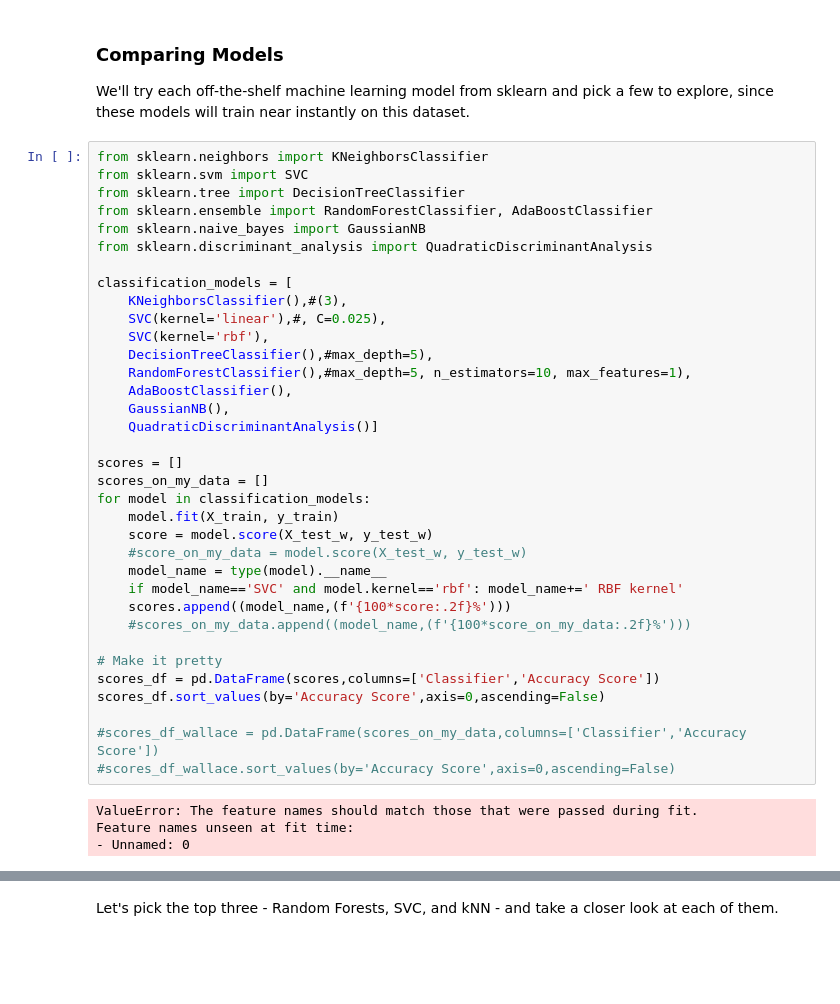
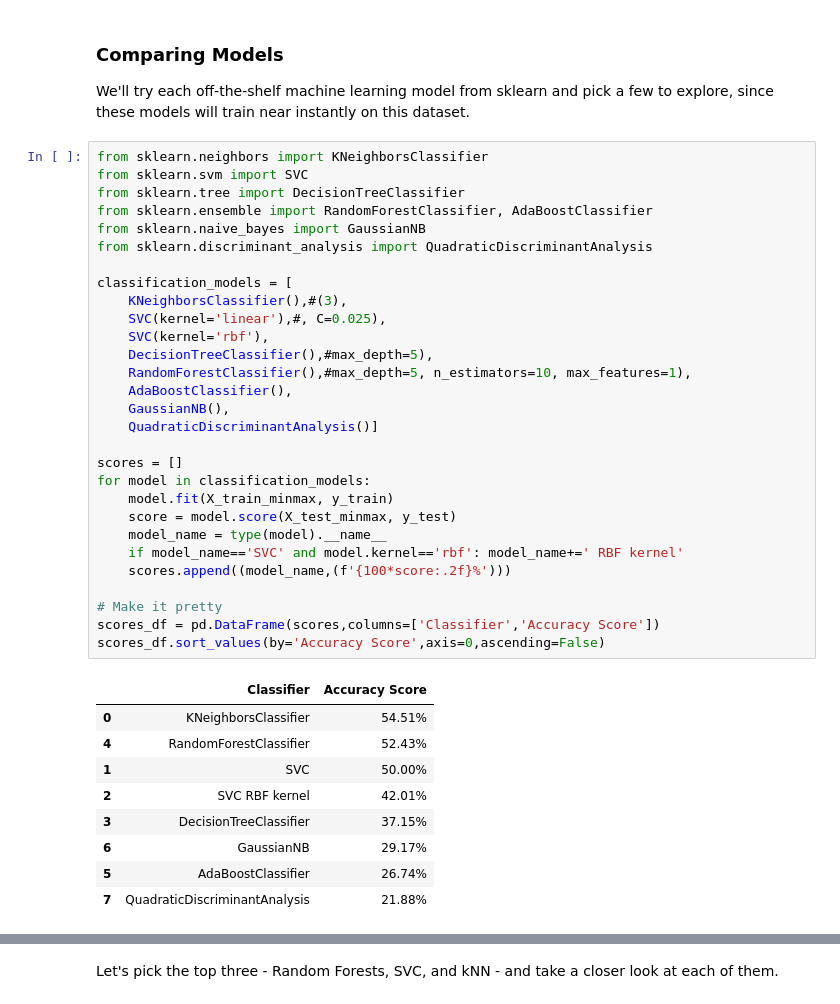
Before and after one commit to wall-e785/Week3-ClassicML, a Jupyter notebook: Week_3_MachineLearning.ipynb, the cells around one changed output, grey strips where cells are left out. Saved outputs shown, nothing was run; the diff lists cells and outputs as text; blank space fills up the shorter version.

Commit message:
Completed training/testing required models

```diff
--- a/Week_3_MachineLearning.ipynb
+++ b/Week_3_MachineLearning.ipynb
@@ -586,39 +671,39 @@ We'll try each off-the-shelf machine learning model from sklearn and pick a few
 # %%
 from sklearn.neighbors import KNeighborsClassifier
 from sklearn.svm import SVC
 from sklearn.tree import DecisionTreeClassifier
 from sklearn.ensemble import RandomForestClassifier, AdaBoostClassifier
 from sklearn.naive_bayes import GaussianNB
 from sklearn.discriminant_analysis import QuadraticDiscriminantAnalysis
 
 classification_models = [
     KNeighborsClassifier(),#(3),
     SVC(kernel='linear'),#, C=0.025),
     SVC(kernel='rbf'),
     DecisionTreeClassifier(),#max_depth=5),
     RandomForestClassifier(),#max_depth=5, n_estimators=10, max_features=1),
     AdaBoostClassifier(),
     GaussianNB(),
     QuadraticDiscriminantAnalysis()]
 
 scores = []
-scores_on_my_data = []
 for model in classification_models:
-    model.fit(X_train, y_train)
-    score = model.score(X_test_w, y_test_w)
-    #score_on_my_data = model.score(X_test_w, y_test_w)
+    model.fit(X_train_minmax, y_train)
+    score = model.score(X_test_minmax, y_test)
     model_name = type(model).__name__
     if model_name=='SVC' and model.kernel=='rbf': model_name+=' RBF kernel'
     scores.append((model_name,(f'{100*score:.2f}%')))
-    #scores_on_my_data.append((model_name,(f'{100*score_on_my_data:.2f}%')))
 
 # Make it pretty
 scores_df = pd.DataFrame(scores,columns=['Classifier','Accuracy Score'])
 scores_df.sort_values(by='Accuracy Score',axis=0,ascending=False)
-
-#scores_df_wallace = pd.DataFrame(scores_on_my_data,columns=['Classifier','Accuracy Score'])
-#scores_df_wallace.sort_values(by='Accuracy Score',axis=0,ascending=False)
 # %% [output]
-ValueError: The feature names should match those that were passed during fit.
-Feature names unseen at fit time:
-- Unnamed: 0
+|  | Classifier | Accuracy Score |
+| 0 | KNeighborsClassifier | 54.51% |
+| 4 | RandomForestClassifier | 52.43% |
+| 1 | SVC | 50.00% |
+| 2 | SVC RBF kernel | 42.01% |
+| 3 | DecisionTreeClassifier | 37.15% |
+| 6 | GaussianNB | 29.17% |
+| 5 | AdaBoostClassifier | 26.74% |
+| 7 | QuadraticDiscriminantAnalysis | 21.88% |
```
Also changed, not shown: parts of 12 cells of this notebook.
